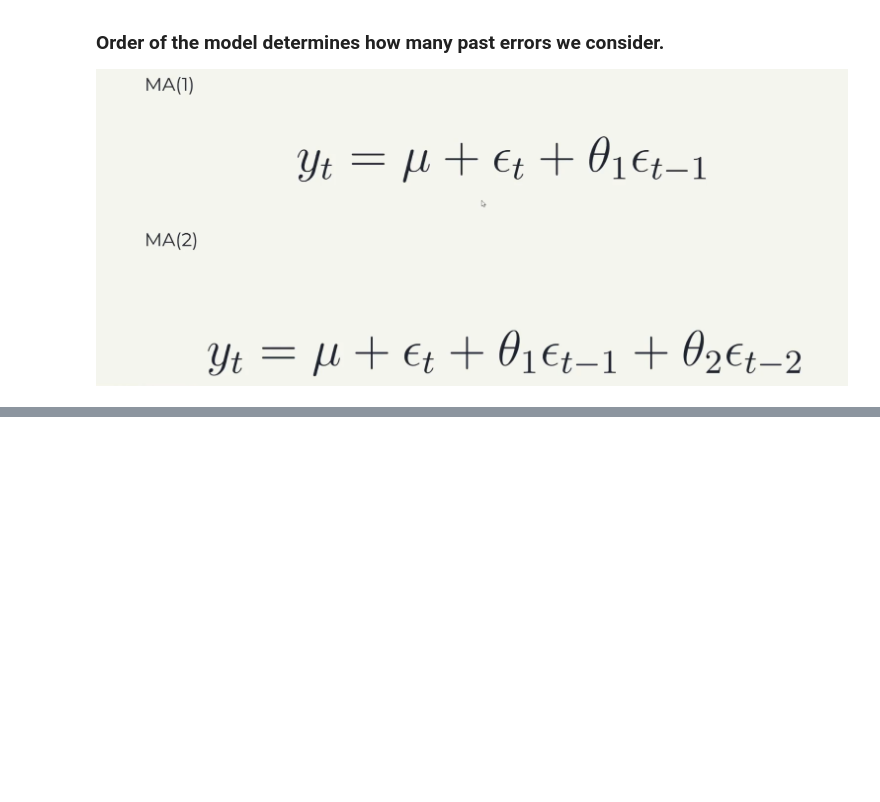
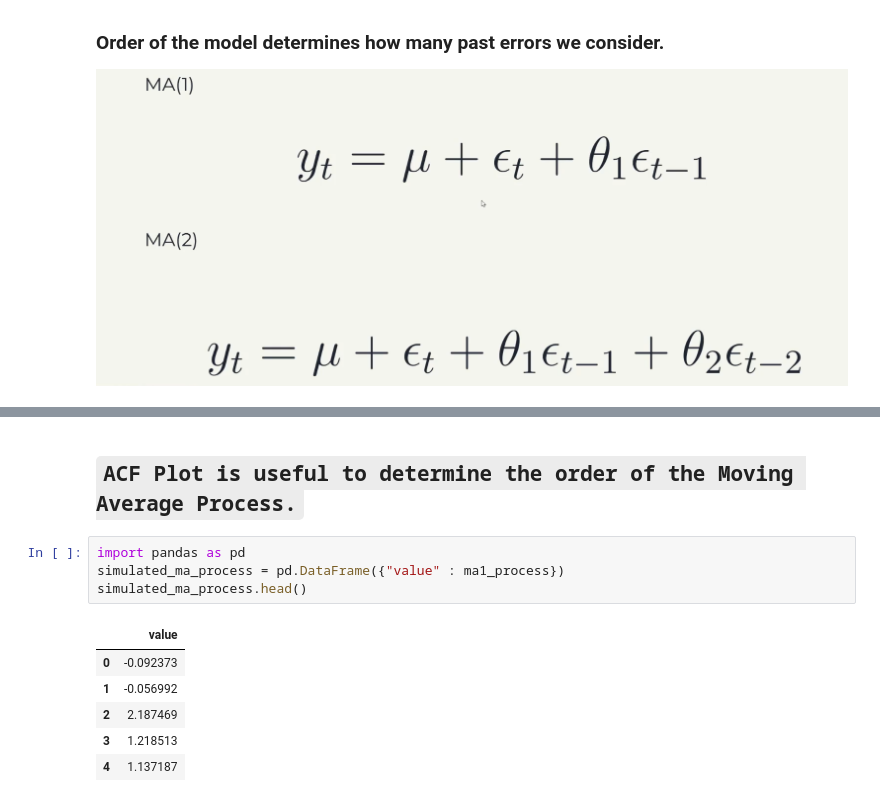
Before and after one commit to tharani001/TimeSeriesForecasting, a Jupyter notebook: ARIMA-forecasting/ARIMA-forecasting.ipynb, the cells around one changed output, grey strips where cells are left out. Cells and saved outputs as stored; diff of their text form; blank space fills up the shorter version.

```diff
--- a/ARIMA-forecasting/ARIMA-forecasting.ipynb
+++ b/ARIMA-forecasting/ARIMA-forecasting.ipynb
@@ -9,0 +58,13 @@
+# %% [markdown]
+## `ACF Plot is useful to determine the order of the Moving Average Process.`
+# %%
+import pandas as pd
+simulated_ma_process = pd.DataFrame({"value" : ma1_process})
+simulated_ma_process.head()
+# %% [output]
+|  | value |
+| 0 | -0.092373 |
+| 1 | -0.056992 |
+| 2 | 2.187469 |
+| 3 | 1.218513 |
+| 4 | 1.137187 |
```
Also changed, not shown: parts of 12 cells of this notebook.
